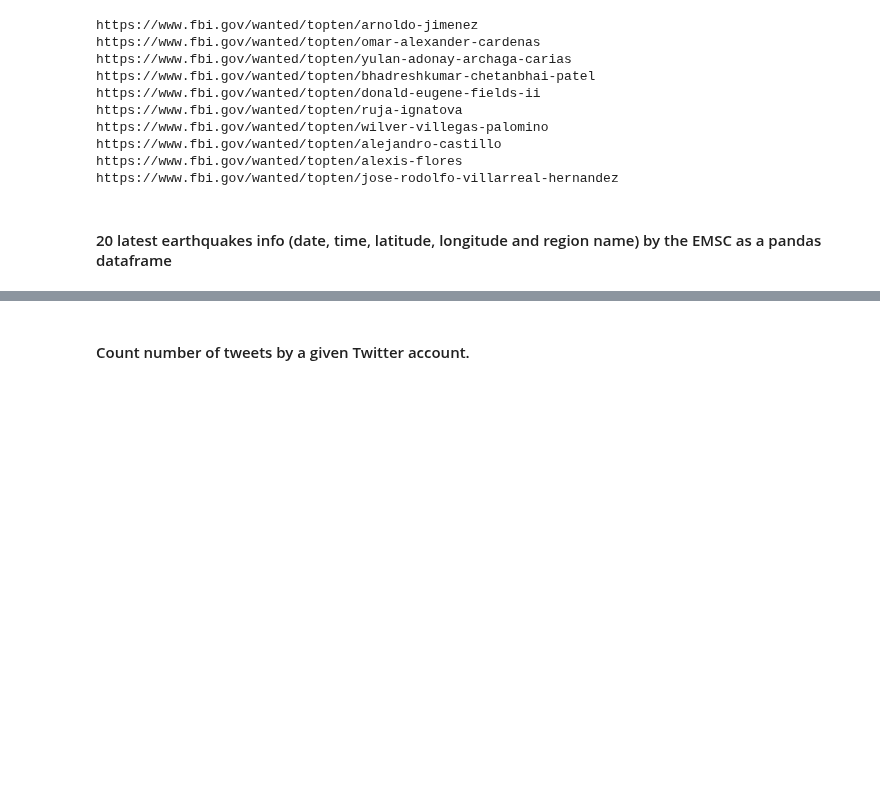
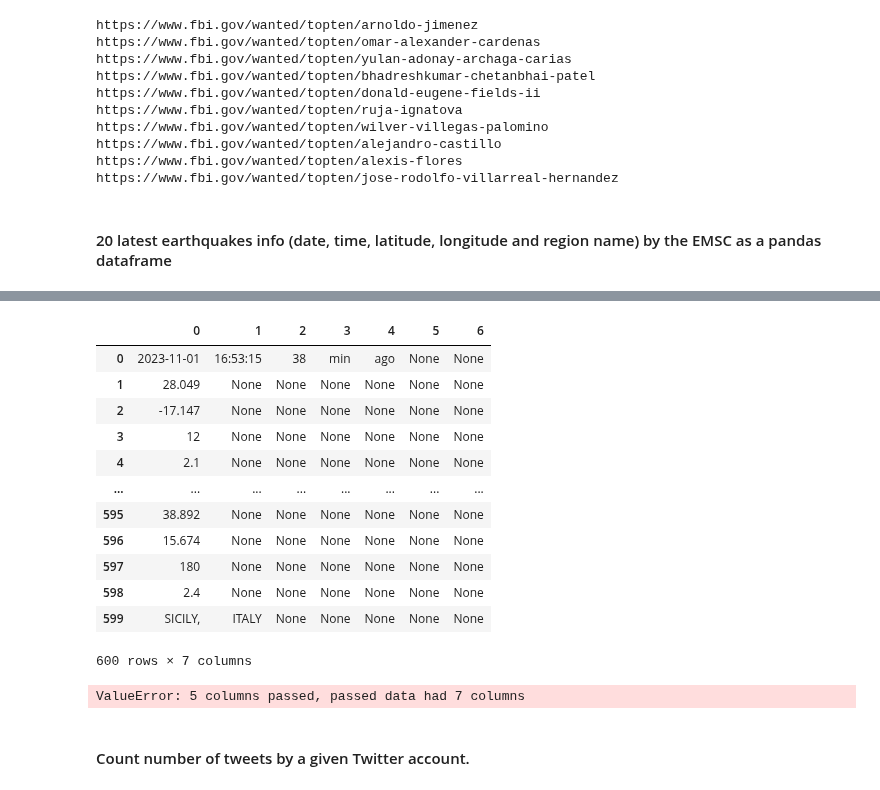
Before and after one commit to Ironhack-Data-Madrid-Octubre-2023/4.3-lab_web_scraping_selenium, a Jupyter notebook: your-code/main.ipynb, the cells around one changed output, grey strips where cells are left out. Saved outputs shown, nothing was run; the diff lists cells and outputs as text; code cells hidden in the pictures; blank space fills up the shorter version.

Commit message:
teminado, pero falta earth y bonus

```diff
--- a/your-code/main.ipynb
+++ b/your-code/main.ipynb
@@ -515,0 +514,2 @@ driver.find_elements(By.CSS_SELECTOR, 'h3.title')
+# %%
+earth = driver.find_elements(By.XPATH, '//div[@class="htab"]//tbody//tr//td')
@@ -515,0 +536,4 @@ driver.find_elements(By.CSS_SELECTOR, 'h3.title')
+# %%
+for e in earth:
+    if e.text!= '':
+        print(e.text.strip().split())
@@ -515,0 +558,32 @@ driver.find_elements(By.CSS_SELECTOR, 'h3.title')
+# %%
+import pandas as pd
+
+
+data = []
+for e in earth:
+    if e.text != '':
+        data.append(e.text.strip().split())
+
+
+df = pd.DataFrame(data)
+
+df
+# %% [output]
+|  | 0 | 1 | 2 | 3 | 4 | 5 | 6 |
+| 0 | 2023-11-01 | 16:53:15 | 38 | min | ago | None | None |
+| 1 | 28.049 | None | None | None | None | None | None |
+| 2 | -17.147 | None | None | None | None | None | None |
+| 3 | 12 | None | None | None | None | None | None |
+| 4 | 2.1 | None | None | None | None | None | None |
+| ... | ... | ... | ... | ... | ... | ... | ... |
+| 595 | 38.892 | None | None | None | None | None | None |
+| 596 | 15.674 | None | None | None | None | None | None |
+| 597 | 180 | None | None | None | None | None | None |
+| 598 | 2.4 | None | None | None | None | None | None |
+| 599 | SICILY, | ITALY | None | None | None | None | None |
+600 rows × 7 columns
+# %%
+columns = ['Date', 'Time', 'Latitude', 'Longitude', 'Region']
+df = pd.DataFrame(data, columns=columns)
+# %% [output]
+ValueError: 5 columns passed, passed data had 7 columns
```
Also changed, not shown: parts of 21 cells of this notebook.
